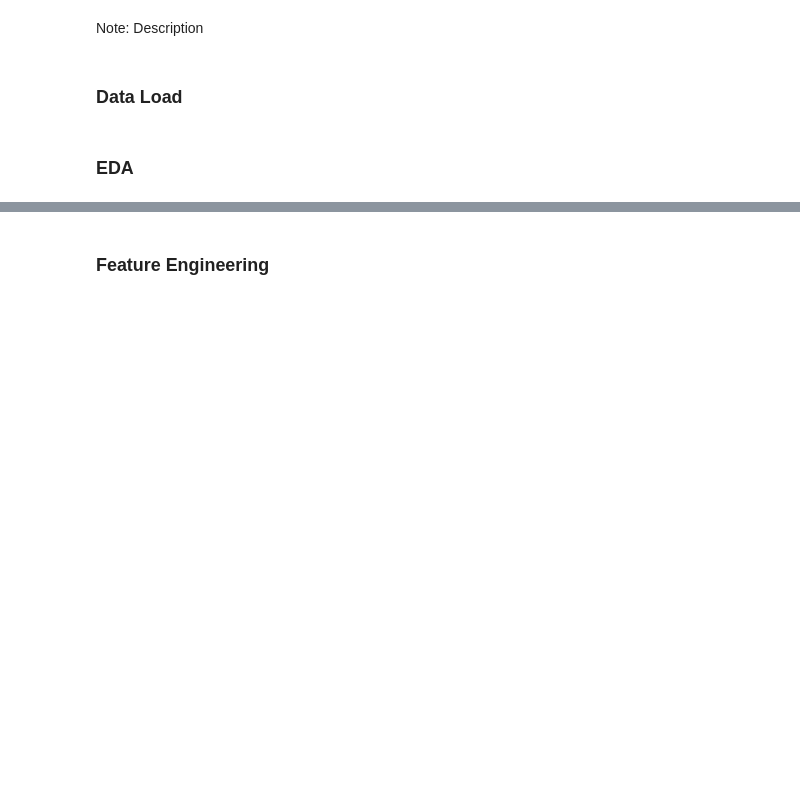
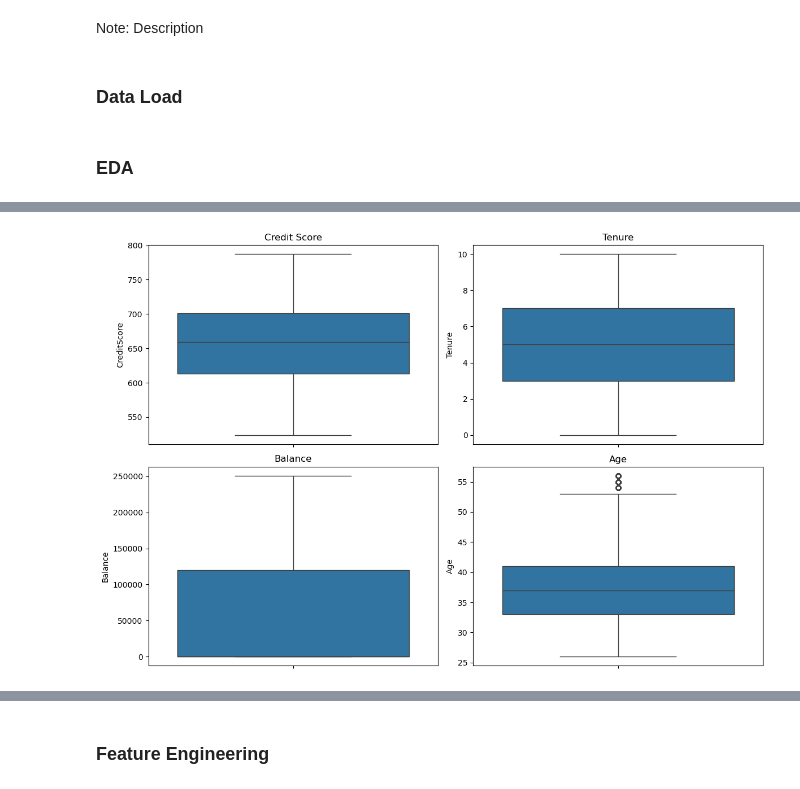
Before and after one commit to vadimssuharevs/Binary_Classification_with_a_Bank_Churn_Dataset, a Jupyter notebook: binary_classification_with_nn.ipynb, the cells around one changed output, grey strips where cells are left out. Drawn from its saved outputs; the diff is of its cells as text; code cells hidden in the pictures; blank space fills up the shorter version.

```diff
--- a/binary_classification_with_nn.ipynb
+++ b/binary_classification_with_nn.ipynb
@@ -8,0 +144,36 @@ Note: Description
+# %%
+# Finding the median values for CreditScore and Age
+median_credit_score = df_train['CreditScore'].median()
+median_age = df_train['Age'].median()
+
+# Determining the upper and lower thresholds for outliers
+upper_credit_score = df_train['CreditScore'].quantile(0.95)
+lower_credit_score = df_train['CreditScore'].quantile(0.05)
+upper_age = df_train['Age'].quantile(0.95)
+lower_age = df_train['Age'].quantile(0.05)
+
+# Replacing outliers with median values
+df_train['CreditScore'] = np.where(df_train['CreditScore'] > upper_credit_score, median_credit_score, df_train['CreditScore'])
+df_train['CreditScore'] = np.where(df_train['CreditScore'] < lower_credit_score, median_credit_score, df_train['CreditScore'])
+df_train['Age'] = np.where(df_train['Age'] > upper_age, median_age, df_train['Age'])
+df_train['Age'] = np.where(df_train['Age'] < lower_age, median_age, df_train['Age'])
+# %%
+# Distribution and Outliers for each numerical column
+fig, axes = plt.subplots(2, 2, figsize=(12, 8))
+
+sns.boxplot(ax=axes[0, 0], data=df_train['CreditScore'])
+axes[0, 0].set_title('Credit Score')
+
+sns.boxplot(ax=axes[0, 1], data=df_train['Tenure'])
+axes[0, 1].set_title('Tenure')
+
+sns.boxplot(ax=axes[1, 0], data=df_train['Balance'])
+axes[1, 0].set_title('Balance')
+
+sns.boxplot(ax=axes[1, 1], data=df_train['Age'])
+axes[1, 1].set_title('Age')
+
+plt.tight_layout()
+plt.show()
+# %% [output]
+[figure, added]
```
Also changed, not shown: parts of 18 cells of this notebook.
